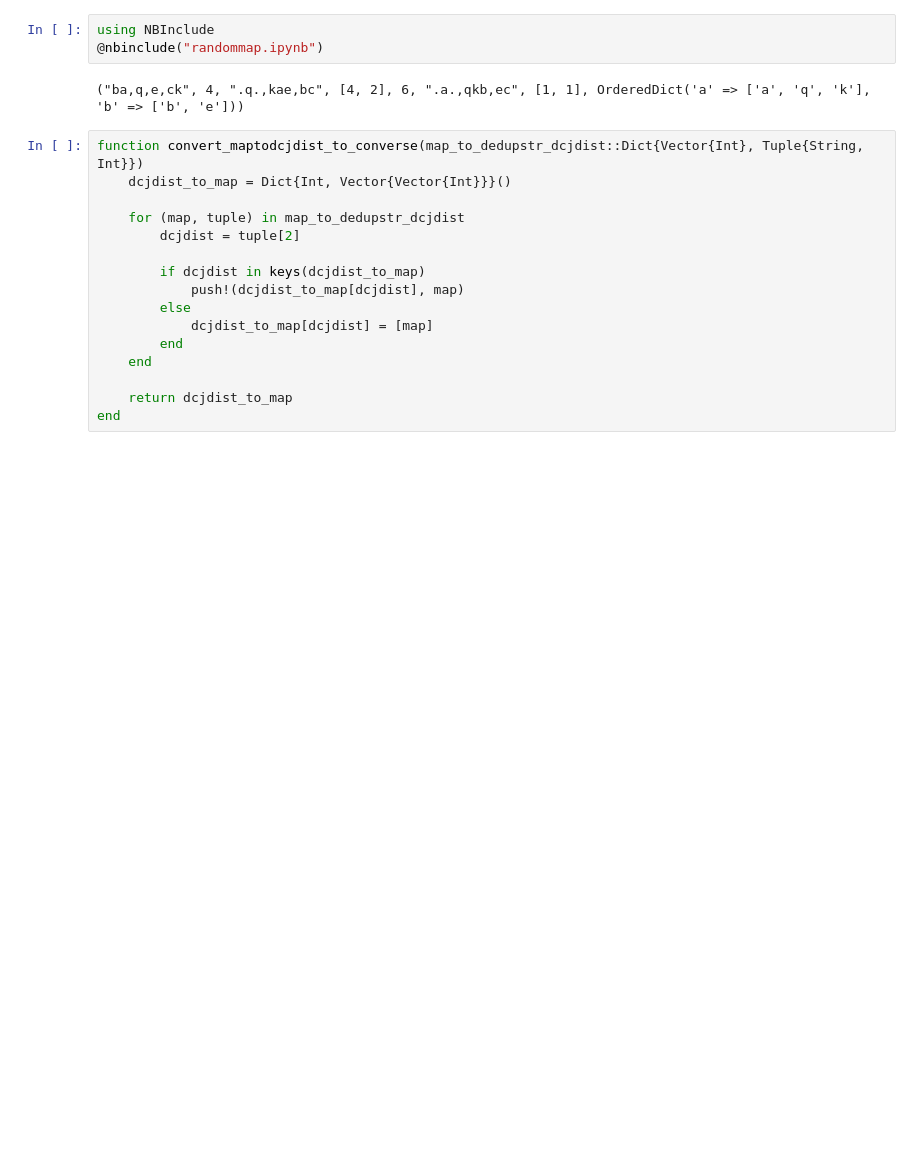
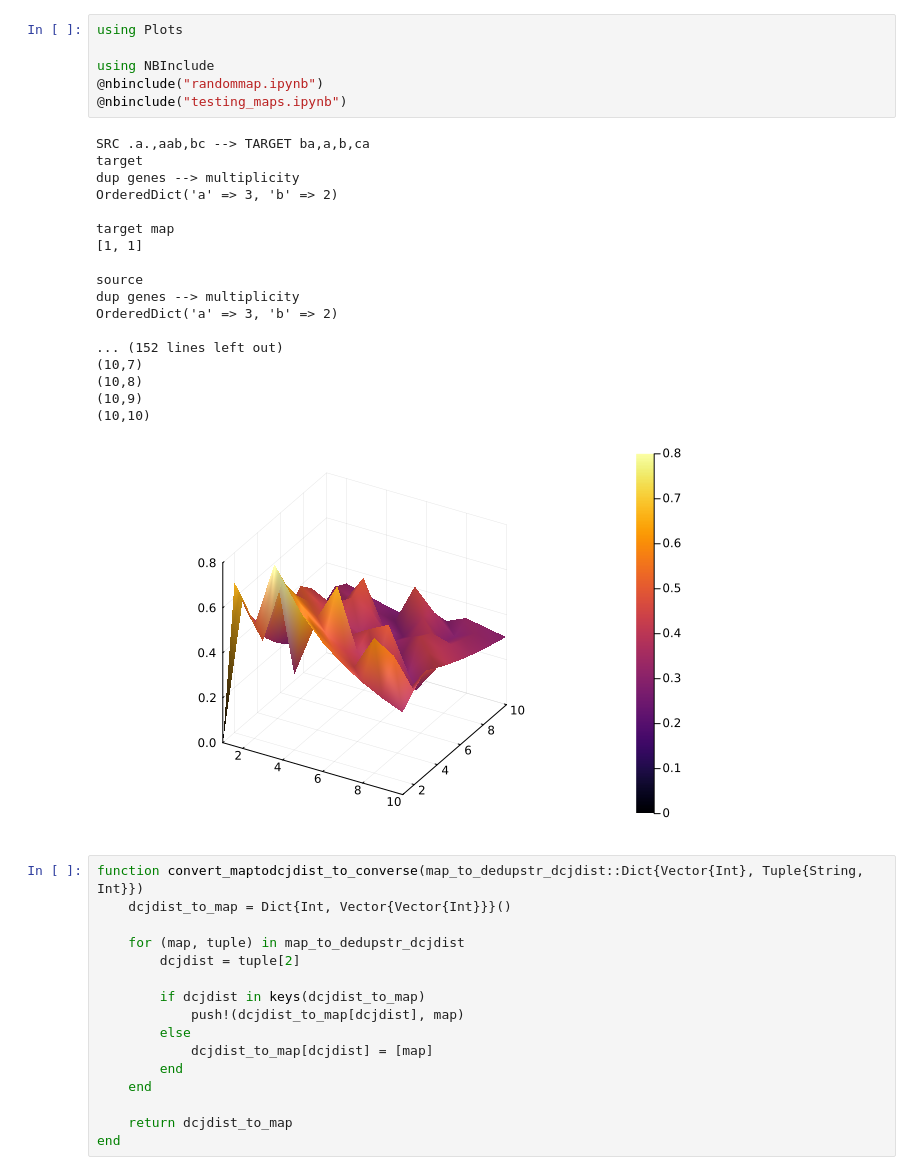
Before and after one commit to mliu31/dcj-heuristics, a Jupyter notebook: localsearch.ipynb, the cells around one changed output. Saved outputs shown, nothing was run; the diff lists cells and outputs as text; blank space fills up the shorter version.

```diff
--- a/localsearch.ipynb
+++ b/localsearch.ipynb
@@ -1,8 +1,28 @@
 # %%
+using Plots
+
 using NBInclude
 @nbinclude("randommap.ipynb")
+@nbinclude("testing_maps.ipynb")
 # %% [output]
-("ba,q,e,ck", 4, ".q.,kae,bc", [4, 2], 6, ".a.,qkb,ec", [1, 1], OrderedDict('a' => ['a', 'q', 'k'], 'b' => ['b', 'e']))
+SRC .a.,aab,bc --> TARGET ba,a,b,ca
+target
+dup genes --> multiplicity
+OrderedDict('a' => 3, 'b' => 2)
+
+target map
+[1, 1]
+
+source
+dup genes --> multiplicity
+OrderedDict('a' => 3, 'b' => 2)
+
+... (152 lines left out)
+(10,7)
+(10,8)
+(10,9)
+(10,10)
+[figure, added]
 # %%
 function convert_maptodcjdist_to_converse(map_to_dedupstr_dcjdist::Dict{Vector{Int}, Tuple{String, Int}})
     dcjdist_to_map = Dict{Int, Vector{Vector{Int}}}()
```
Also changed, not shown: parts of 8 cells of this notebook, 1 other file.
